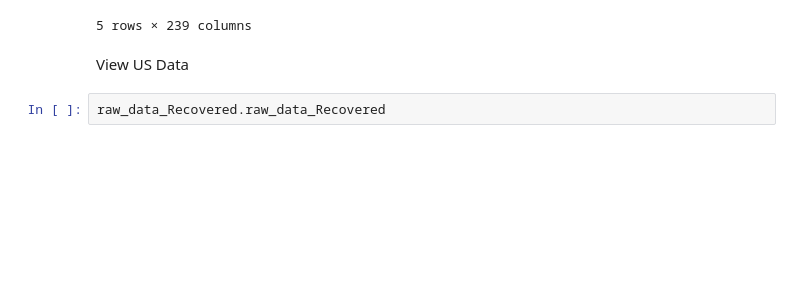
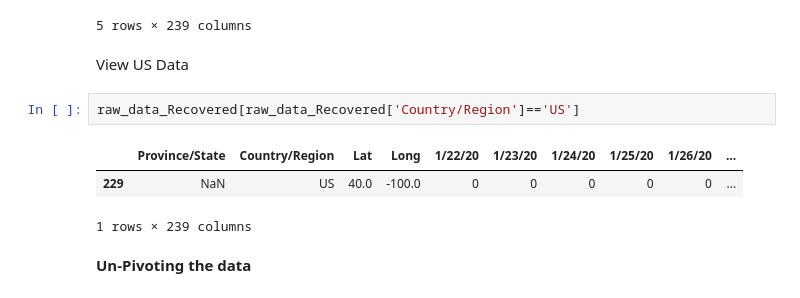
Before and after one commit to udaytak/CoronaVirus-Evolution-PowerBI, a Jupyter notebook: Corona Virus BI Project.ipynb, the cells around one changed output. Drawn from its saved outputs; the diff is of its cells as text; blank space fills up the shorter version.

```diff
--- a/Corona Virus BI Project.ipynb
+++ b/Corona Virus BI Project.ipynb
@@ -58,4 +58,10 @@ raw_data_Recovered.head()
 # %% [markdown]
 View US Data
 # %%
-raw_data_Recovered.raw_data_Recovered
+raw_data_Recovered[raw_data_Recovered['Country/Region']=='US']
+# %% [output]
+|  | Province/State | Country/Region | Lat | Long | 1/22/20 | 1/23/20 | 1/24/20 | 1/25/20 | 1/26/20 | ... |
+| 229 | NaN | US | 40.0 | -100.0 | 0 | 0 | 0 | 0 | 0 | ... |
+1 rows × 239 columns
+# %% [markdown]
+<b> Un-Pivoting the data
```
Also changed, not shown: parts of 2 cells of this notebook.
